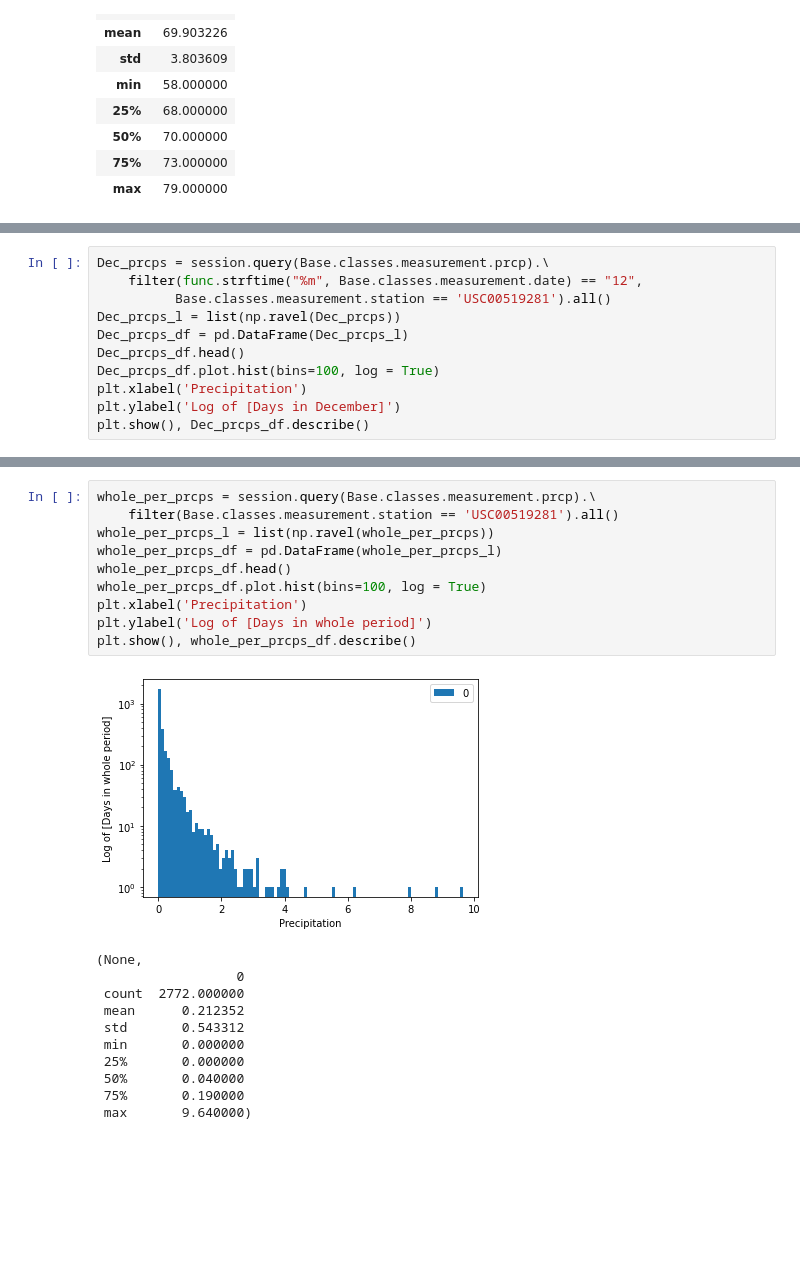
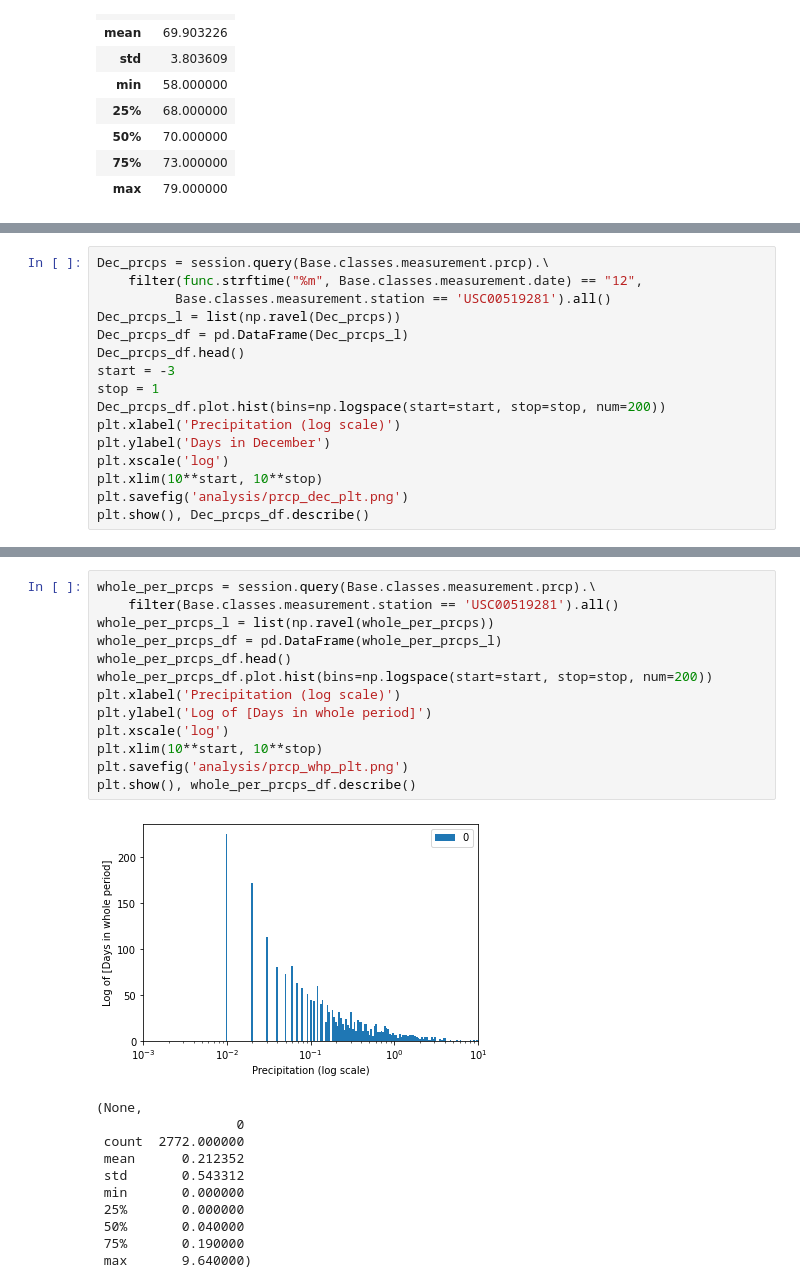
Before and after one commit to leonid-tkach/surfs_up, a Jupyter notebook: SurfsUp_Challenge.ipynb, the cells around one changed output, grey strips where cells are left out. Cells and saved outputs as stored; diff of their text form; blank space fills up the shorter version.

```diff
--- a/SurfsUp_Challenge.ipynb
+++ b/SurfsUp_Challenge.ipynb
@@ -208,8 +235,13 @@ Dec_prcps = session.query(Base.classes.measurement.prcp).\
 Dec_prcps_l = list(np.ravel(Dec_prcps))
 Dec_prcps_df = pd.DataFrame(Dec_prcps_l)
 Dec_prcps_df.head()
-Dec_prcps_df.plot.hist(bins=100, log = True)
-plt.xlabel('Precipitation')
-plt.ylabel('Log of [Days in December]')
+start = -3
+stop = 1
+Dec_prcps_df.plot.hist(bins=np.logspace(start=start, stop=stop, num=200))
+plt.xlabel('Precipitation (log scale)')
+plt.ylabel('Days in December')
+plt.xscale('log')
+plt.xlim(10**start, 10**stop)
+plt.savefig('analysis/prcp_dec_plt.png')
 plt.show(), Dec_prcps_df.describe()
 # %% [output]
@@ -227,15 +259,18 @@ plt.show(), Dec_prcps_df.describe()
 # %%
 whole_per_prcps = session.query(Base.classes.measurement.prcp).\
     filter(Base.classes.measurement.station == 'USC00519281').all()
 whole_per_prcps_l = list(np.ravel(whole_per_prcps))
 whole_per_prcps_df = pd.DataFrame(whole_per_prcps_l)
 whole_per_prcps_df.head()
-whole_per_prcps_df.plot.hist(bins=100, log = True)
-plt.xlabel('Precipitation')
+whole_per_prcps_df.plot.hist(bins=np.logspace(start=start, stop=stop, num=200))
+plt.xlabel('Precipitation (log scale)')
 plt.ylabel('Log of [Days in whole period]')
+plt.xscale('log')
+plt.xlim(10**start, 10**stop)
+plt.savefig('analysis/prcp_whp_plt.png')
 plt.show(), whole_per_prcps_df.describe()
 # %% [output]
-[figure, old version]
+[figure, new version]
 (None,
                   0
  count  2772.000000
```
Also changed, not shown: parts of 9 cells of this notebook, 21 other files.
